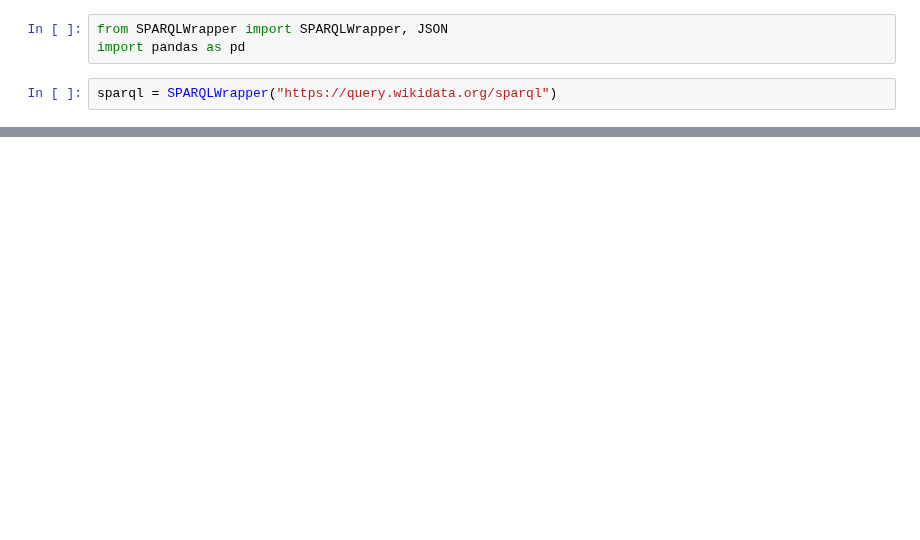
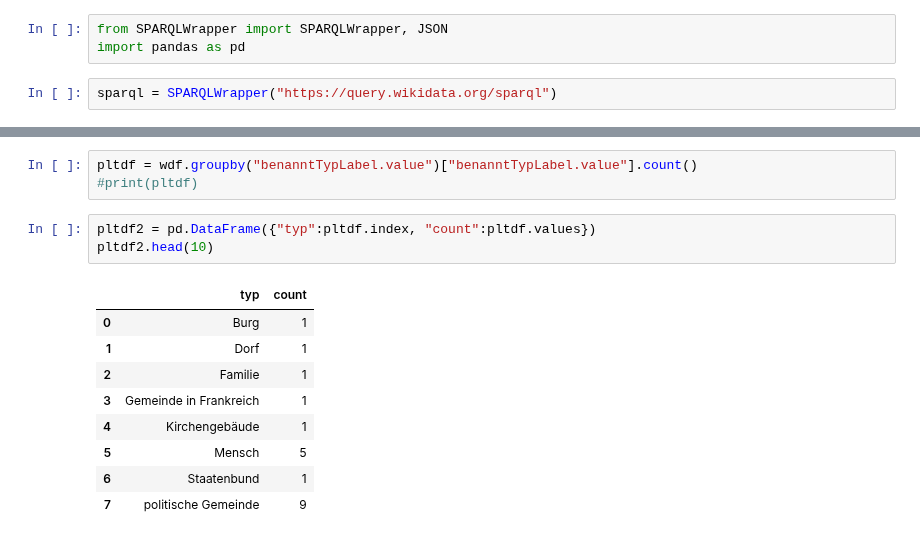
Before and after one commit to CaptainInler/cassda-zertifikatsarbeit, a Jupyter notebook: Dataunderstanding/du-Wikidata.ipynb, the cells around one changed output, grey strips where cells are left out. Saved outputs shown, nothing was run; the diff lists cells and outputs as text; blank space fills up the shorter version.

```diff
--- a/Dataunderstanding/du-Wikidata.ipynb
+++ b/Dataunderstanding/du-Wikidata.ipynb
@@ -167,0 +228,16 @@ query = """SELECT ?nativename ?streetkey WHERE {
+# %%
+pltdf = wdf.groupby("benanntTypLabel.value")["benanntTypLabel.value"].count()
+#print(pltdf)
+# %%
+pltdf2 = pd.DataFrame({"typ":pltdf.index, "count":pltdf.values})
+pltdf2.head(10)
+# %% [output]
+|  | typ | count |
+| 0 | Burg | 1 |
+| 1 | Dorf | 1 |
+| 2 | Familie | 1 |
+| 3 | Gemeinde in Frankreich | 1 |
+| 4 | Kirchengebäude | 1 |
+| 5 | Mensch | 5 |
+| 6 | Staatenbund | 1 |
+| 7 | politische Gemeinde | 9 |
```
Also changed, not shown: parts of 21 cells of this notebook, 1 other file.
